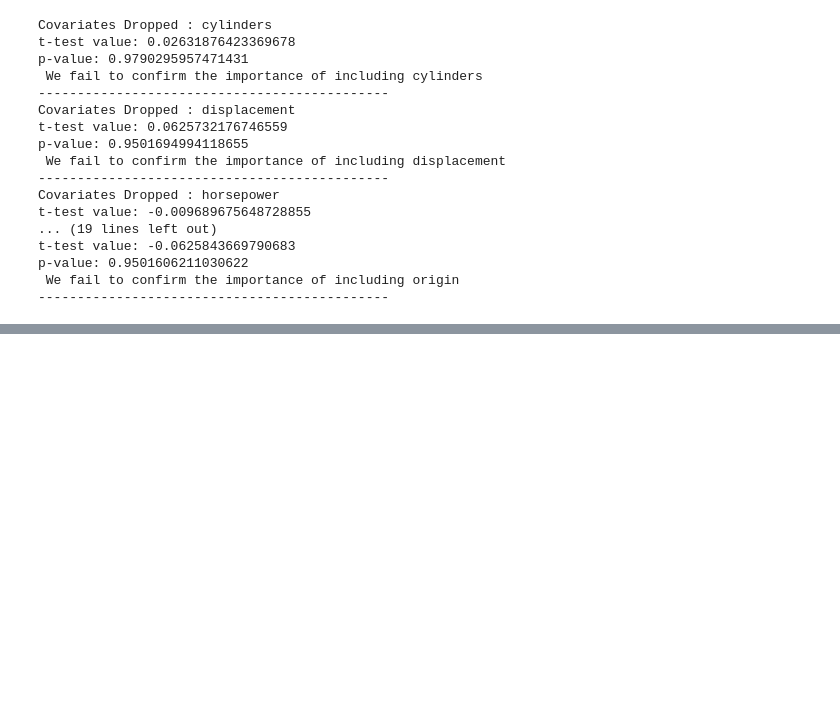
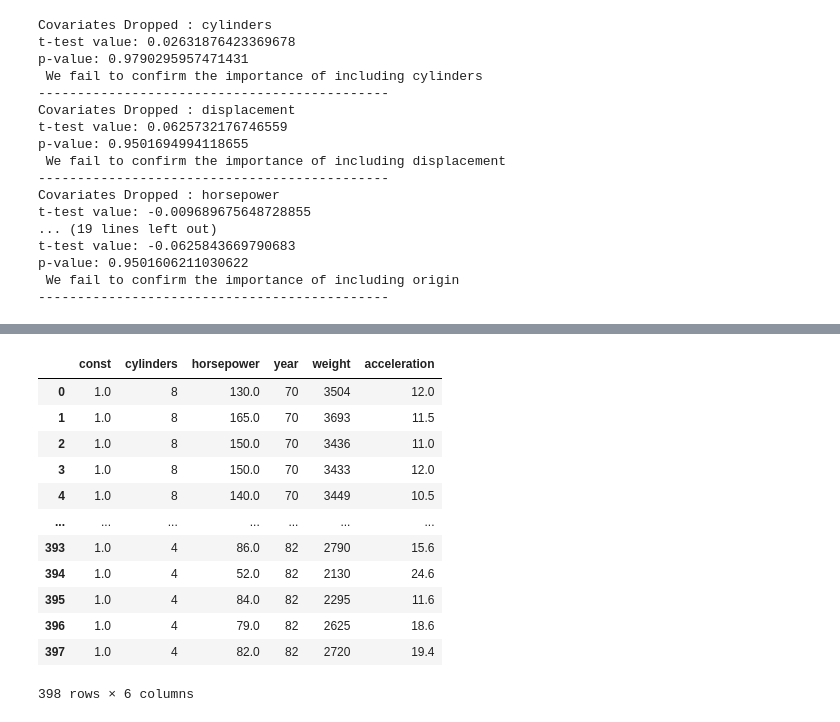
Before and after one commit to Baraa42/Elalami-Skakova-INM702-Coursework, a Jupyter notebook: Task2/Nested models.ipynb, the cells around one changed output, grey strips where cells are left out. Cells and saved outputs as stored; diff of their text form; code cells hidden in the pictures; blank space fills up the shorter version.

```diff
--- a/Task2/Nested models.ipynb
+++ b/Task2/Nested models.ipynb
@@ -328,0 +364,20 @@ p-value: 0.9501606211030622
+# %%
+y = mpg['mpg']
+exp_var = mpg[['cylinders', 'horsepower', 'year', 'weight', 'acceleration']]
+exp_var = sm.add_constant(exp_var)
+# %%
+exp_var
+# %% [output]
+|  | const | cylinders | horsepower | year | weight | acceleration |
+| 0 | 1.0 | 8 | 130.0 | 70 | 3504 | 12.0 |
+| 1 | 1.0 | 8 | 165.0 | 70 | 3693 | 11.5 |
+| 2 | 1.0 | 8 | 150.0 | 70 | 3436 | 11.0 |
+| 3 | 1.0 | 8 | 150.0 | 70 | 3433 | 12.0 |
+| 4 | 1.0 | 8 | 140.0 | 70 | 3449 | 10.5 |
+| ... | ... | ... | ... | ... | ... | ... |
+| 393 | 1.0 | 4 | 86.0 | 82 | 2790 | 15.6 |
+| 394 | 1.0 | 4 | 52.0 | 82 | 2130 | 24.6 |
+| 395 | 1.0 | 4 | 84.0 | 82 | 2295 | 11.6 |
+| 396 | 1.0 | 4 | 79.0 | 82 | 2625 | 18.6 |
+| 397 | 1.0 | 4 | 82.0 | 82 | 2720 | 19.4 |
+398 rows × 6 columns
```
Also changed, not shown: parts of 16 cells of this notebook, 2 other files.
